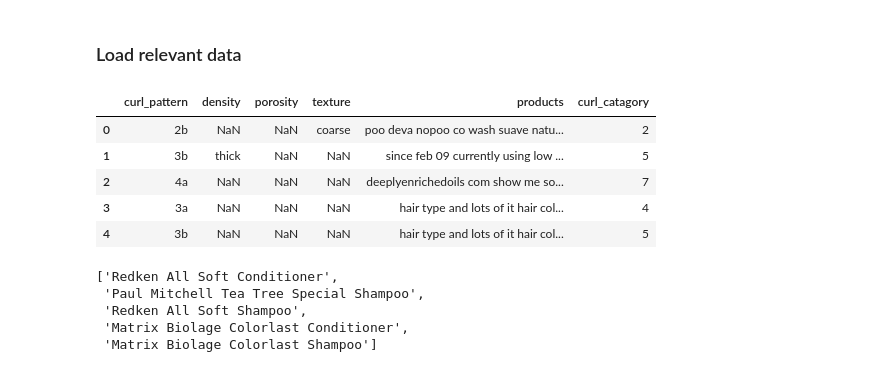
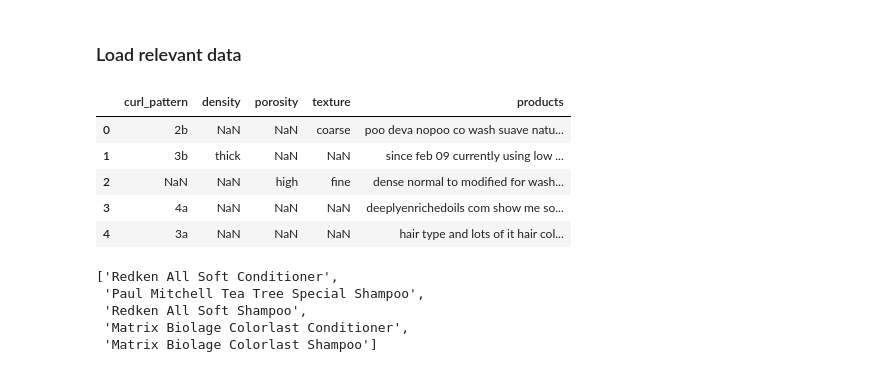
Before and after one commit to 99KHayes/products-for-curlies, a Jupyter notebook: notebooks/02_processing/09102019-kph-product-clean-up.ipynb, the cells around one changed output. Saved outputs shown, nothing was run; the diff lists cells and outputs as text; code cells hidden in the pictures.

Commit message:
realized used wrong data set, am pickling and saving little thigns for practice

```diff
--- a/notebooks/02_processing/09102019-kph-product-clean-up.ipynb
+++ b/notebooks/02_processing/09102019-kph-product-clean-up.ipynb
@@ -52,16 +49,16 @@ The autoreload extension is already loaded. To reload it, use:
 # %% [markdown]
 ### Load relevant data
 # %%
-df = pd.read_csv('../../data/02_intermediate/no_nan_curl_pattern_df.csv')
+df = pd.read_csv('../../data/02_intermediate/cleaned_and_sorted.csv')
 df.drop(columns=['Unnamed: 0'], axis=1, inplace=True)
 df.head()
 # %% [output]
-|  | curl_pattern | density | porosity | texture | products | curl_catagory |
-| 0 | 2b | NaN | NaN | coarse | poo deva nopoo co wash suave natu... | 2 |
-| 1 | 3b | thick | NaN | NaN | since feb 09 currently using low ... | 5 |
-| 2 | 4a | NaN | NaN | NaN | deeplyenrichedoils com show me so... | 7 |
-| 3 | 3a | NaN | NaN | NaN | hair type and lots of it hair col... | 4 |
-| 4 | 3b | NaN | NaN | NaN | hair type and lots of it hair col... | 5 |
+|  | curl_pattern | density | porosity | texture | products |
+| 0 | 2b | NaN | NaN | coarse | poo deva nopoo co wash suave natu... |
+| 1 | 3b | thick | NaN | NaN | since feb 09 currently using low ... |
+| 2 | NaN | NaN | high | fine | dense normal to modified for wash... |
+| 3 | 4a | NaN | NaN | NaN | deeplyenrichedoils com show me so... |
+| 4 | 3a | NaN | NaN | NaN | hair type and lots of it hair col... |
 # %%
 with open('../../data/02_intermediate/Ulta_products.pkl', 'rb') as f:
     ulta = pickle.load(f)
```
Also changed, not shown: parts of 7 cells of this notebook, 2 other files.
